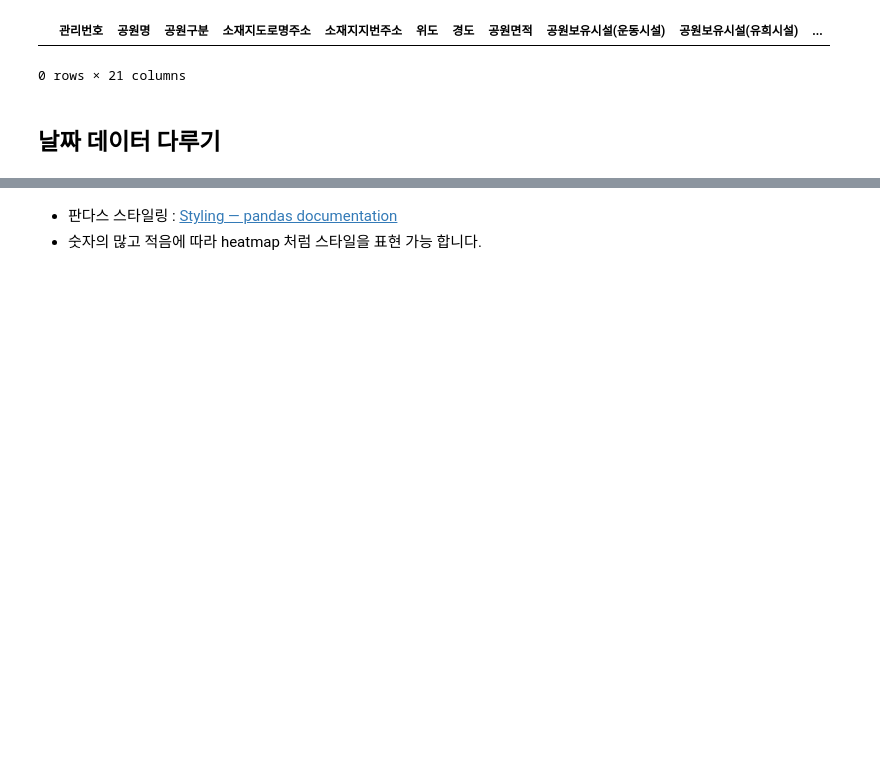
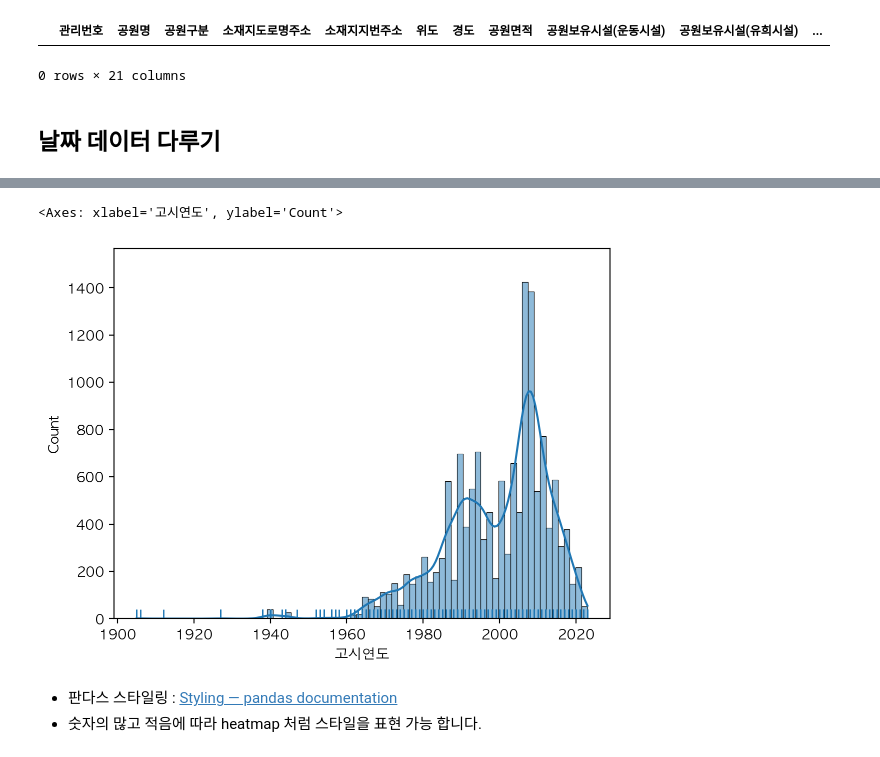
Before and after one commit to online5880/Public-Data-Analysis-in-Python, a Jupyter notebook: park/05_park_input.ipynb, the cells around one changed output, grey strips where cells are left out. Cells and saved outputs as stored; diff of their text form; code cells hidden in the pictures; blank space fills up the shorter version.

```diff
--- a/park/05_park_input.ipynb
+++ b/park/05_park_input.ipynb
@@ -420,2 +428,4 @@ df_park[(df_park['경도']>132) | (df_park['위도']<32)]
 # %%
 # 지정고시일의 데이터 타입을 datetime 형태로 변경합니다.
+df['지정고시일'] = pd.to_datetime(df['지정고시일'])
+df['지정고시일'].head(1)
@@ -422,2 +435,6 @@ df_park[(df_park['경도']>132) | (df_park['위도']<32)]
 # %%
 # 고시연도와 고시월을 지정고시일에서 추출해서 파생변수를 만듭니다.
+df['고시연도'] = df['지정고시일'].dt.year
+df['고시월'] = df['지정고시일'].dt.month
+
+df[['지정고시일','고시연도','고시월']]
@@ -426,6 +467,14 @@ df_park[(df_park['경도']>132) | (df_park['위도']<32)]
 # %%
 # 고시연도의 분포를 distplot 으로 그립니다.
 # 이 때, 결측치가 있으면 오류가 나기 때문에 결측치가 없는 데이터만 따로 모아 그립니다.
+sns.histplot(
+    df.loc[df['고시연도'].notnull(),'고시연도'],
+    kde=True,
+)
+sns.rugplot(df.loc[df['고시연도'].notnull(),'고시연도'],)
+# %% [output]
+<Axes: xlabel='고시연도', ylabel='Count'>
+[figure, added]
 # %% [markdown]
 * 판다스 스타일링 : [Styling — pandas documentation](https://pandas.pydata.org/pandas-docs/stable/user_guide/style.html)
 * 숫자의 많고 적음에 따라 heatmap 처럼 스타일을 표현 가능 합니다.
```
Also changed, not shown: parts of 15 cells of this notebook.
